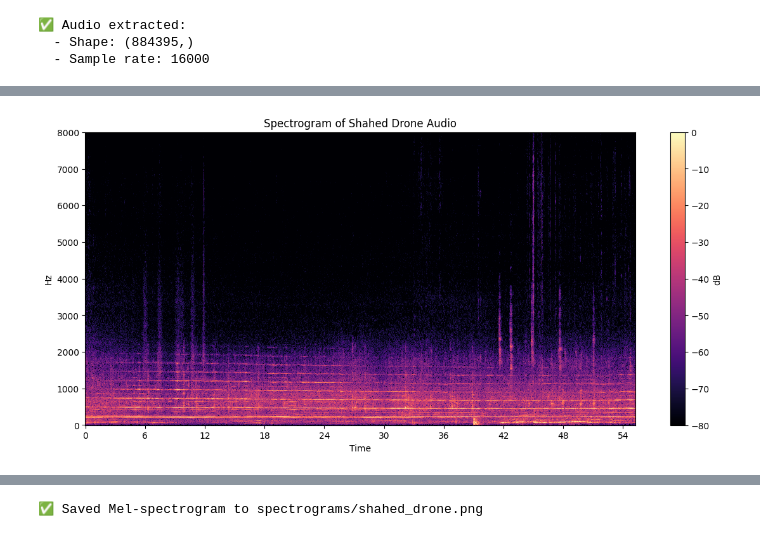
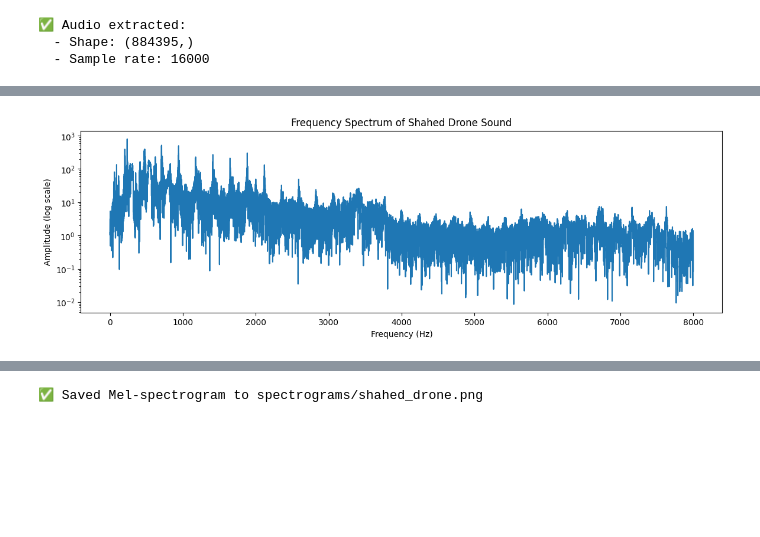
Before and after one commit to nomad-dormouse/acoustic-doa, a Jupyter notebook: notebooks/drone_sample_transformations.ipynb, the cells around one changed output, grey strips where cells are left out. Drawn from its saved outputs; the diff is of its cells as text; code cells hidden in the pictures; blank space fills up the shorter version.

```diff
--- a/notebooks/drone_sample_transformations.ipynb
+++ b/notebooks/drone_sample_transformations.ipynb
@@ -86,14 +117,17 @@ plt.show()
+# %%
+compute_fft(seven_secs_audio, sr2)
+# %% [output]
+[figure, added]
 # %%
 import librosa.display
 # %%
 # Compute spectrogram (STFT)
-S = librosa.stft(audio_data)
-S_db = librosa.amplitude_to_db(np.abs(S), ref=np.max)
+def compute_spectrogram(audio_array, sr):
+    S = librosa.stft(audio_array)
+    S_db = librosa.amplitude_to_db(np.abs(S), ref=np.max)
 
-plt.figure(figsize=(14, 6))
-librosa.display.specshow(S_db, sr=sr, x_axis='time', y_axis='hz', cmap='magma')
-plt.colorbar(label='dB')
-plt.title("Spectrogram of Shahed Drone Audio")
-plt.show()
+    plt.figure(figsize=(14, 6))
+    librosa.display.specshow(S_db, sr=sr, x_axis='time', y_axis='hz', cmap='magma')
+    plt.colorbar(label='dB')
+    plt.title("Spectrogram of Shahed Drone Audio")
+    plt.show()
-# %% [output]
-[figure, removed]
```
Also changed, not shown: parts of 16 cells of this notebook.
